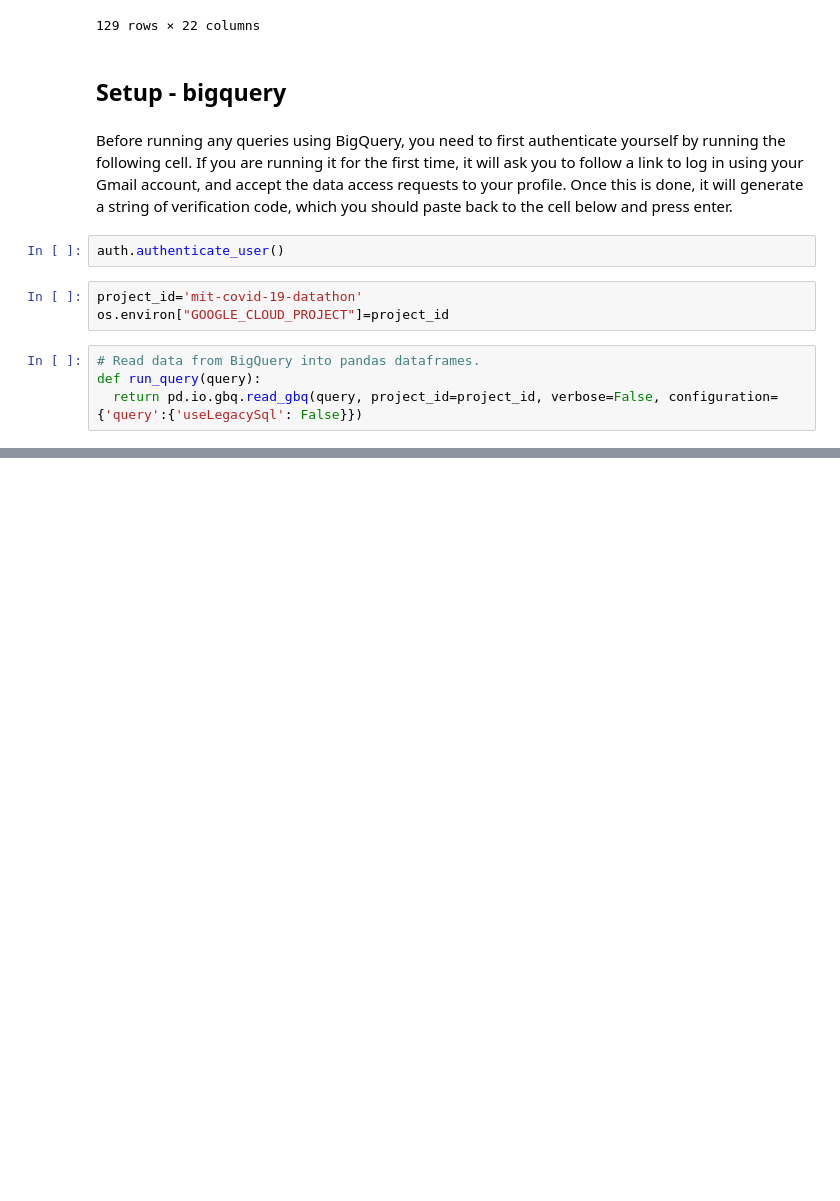
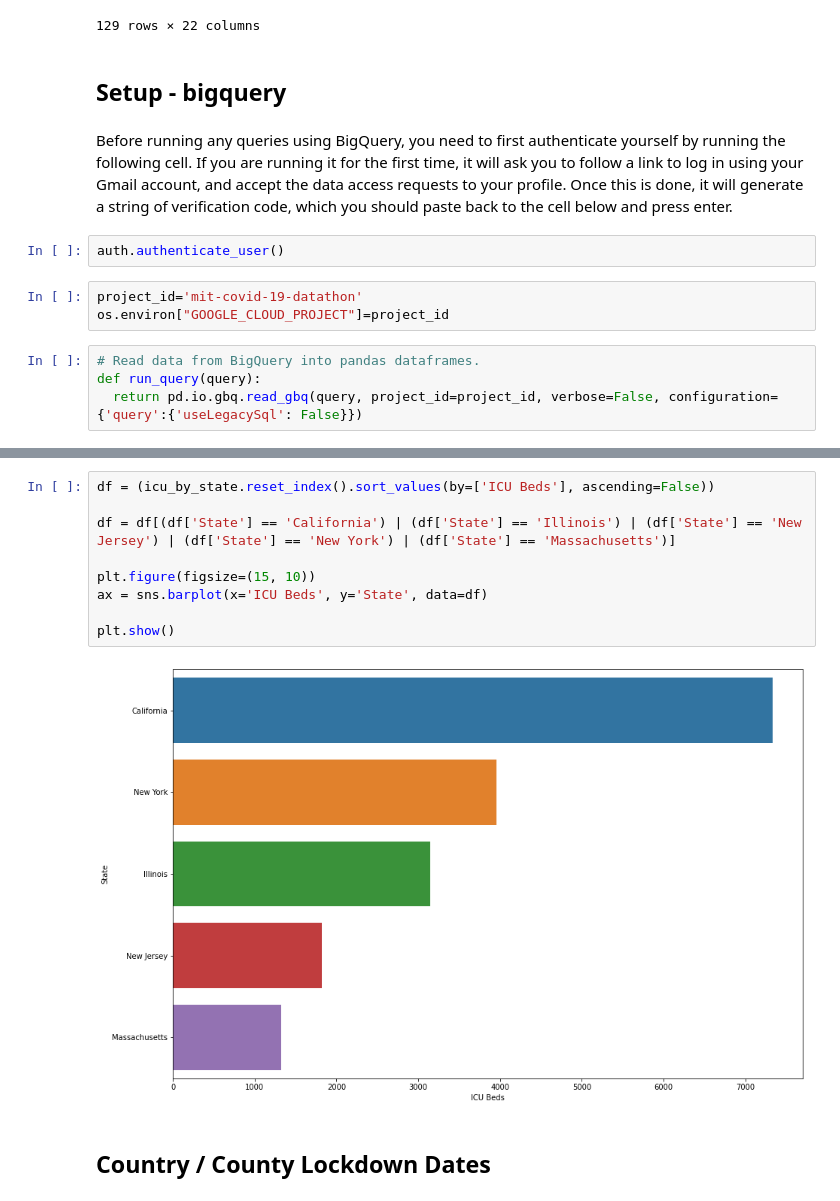
Before and after one commit to Adamantia/covid19-mit-teamd004, a Jupyter notebook: Covid19_Datathon_Team_d004.ipynb, the cells around one changed output, grey strips where cells are left out. Cells and saved outputs as stored; diff of their text form; blank space fills up the shorter version.

```diff
--- a/Covid19_Datathon_Team_d004.ipynb
+++ b/Covid19_Datathon_Team_d004.ipynb
@@ -218,0 +328,15 @@ data_cssegi
+# %%
+df = (icu_by_state.reset_index().sort_values(by=['ICU Beds'], ascending=False))
+
+df = df[(df['State'] == 'California') | (df['State'] == 'Illinois') | (df['State'] == 'New Jersey') | (df['State'] == 'New York') | (df['State'] == 'Massachusetts')]
+
+plt.figure(figsize=(15, 10))
+ax = sns.barplot(x='ICU Beds', y='State', data=df)
+
+plt.show()
+# %% [output]
+[figure, added]
+# %% [markdown]
+
+Country / County Lockdown Dates
+---
```
Also changed, not shown: parts of 38 cells of this notebook.
